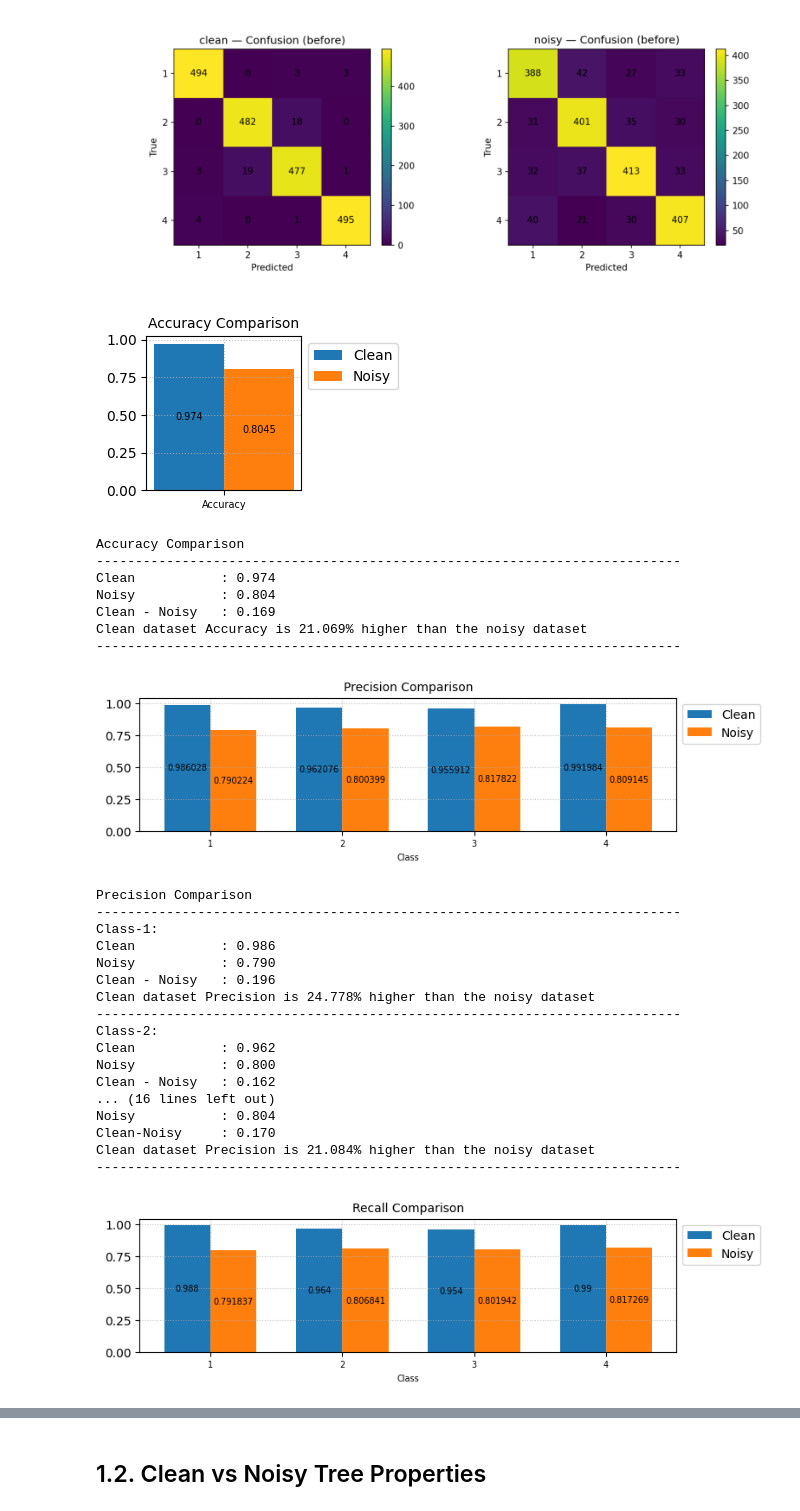
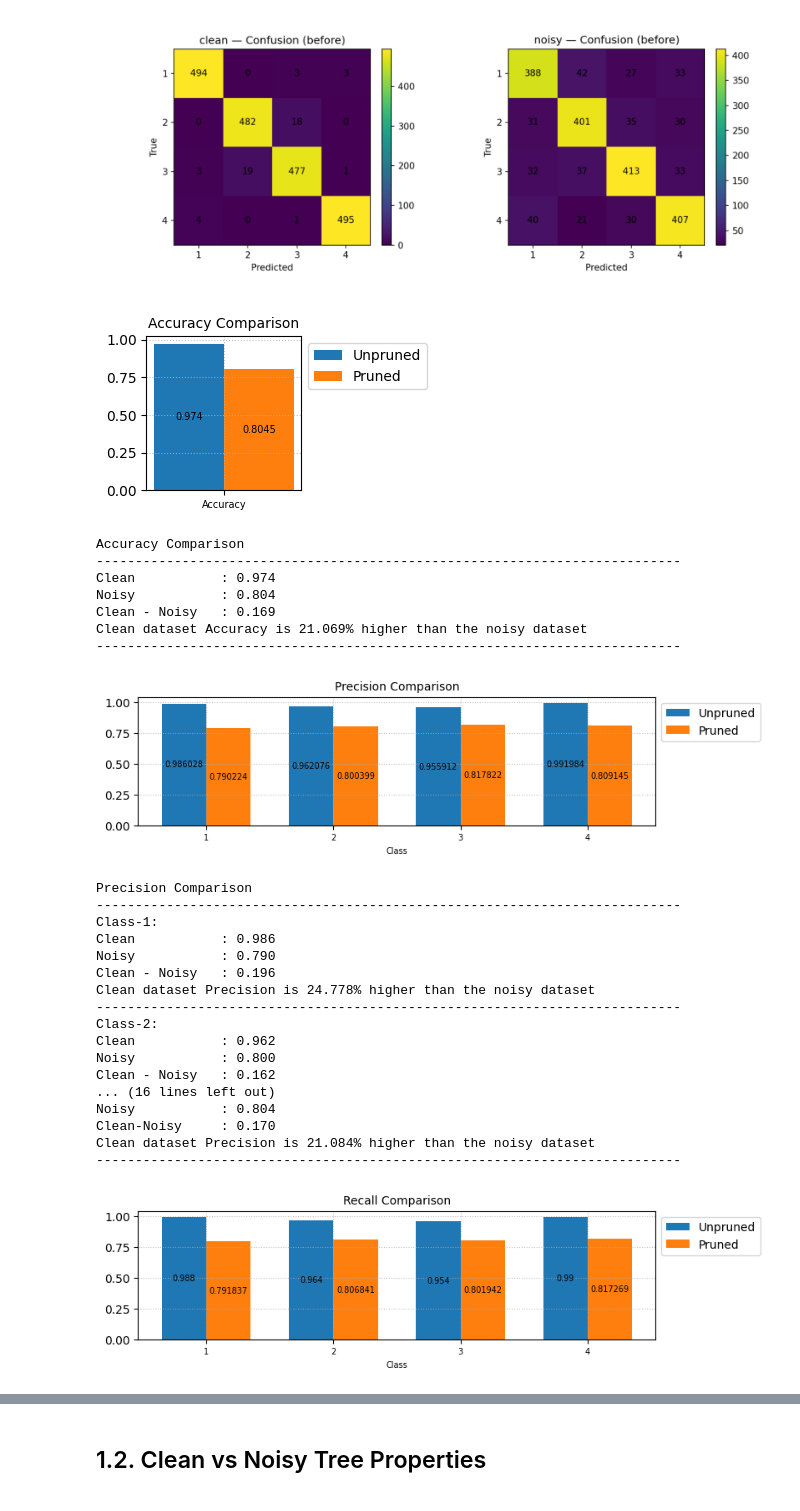
Before and after one commit to amin-abualhassan/intro2ml-cw1, a Jupyter notebook: dt_coursework/analytics.ipynb, the cells around one changed output, grey strips where cells are left out. Saved outputs shown, nothing was run; the diff lists cells and outputs as text; code cells hidden in the pictures.

Commit message:
Add unpruned vs pruned viz

```diff
--- a/dt_coursework/analytics.ipynb
+++ b/dt_coursework/analytics.ipynb
@@ -50,9 +50,9 @@ def plot_multi_bar(labels, y_clean, y_noisy, title, xaxis_label = "", yaxis_labe
     x = np.arange(len(labels))
 
     # Grouped Bar Plot
-    p_clean = plt.bar(x - bar_width/2, y_clean, bar_width, label='Clean')
+    p_clean = plt.bar(x - bar_width/2, y_clean, bar_width, label='Unpruned')
     plt.bar_label(p_clean, label_type="center", fontsize=7)
-    p_noisy = plt.bar(x + bar_width/2, y_noisy, bar_width, label='Noisy')
+    p_noisy = plt.bar(x + bar_width/2, y_noisy, bar_width, label='Pruned')
     plt.bar_label(p_noisy, label_type="center", fontsize=7)
 
     # Adding labels and title
@@ -77,34 +77,34 @@ def metrics_diff(metric_name, metrics_clean, metrics_noisy, labels=""):
         print(f"{metric_name} Comparison")
         print_dashes()
         for i in range(len(labels)):
             print(f"Class-{labels[i]}:")
             print(f"Clean\t\t: {metrics_clean[i]:.3f}")
             print(f"Noisy\t\t: {metrics_noisy[i]:.3f}")
             print(f"Clean - Noisy\t: {metrics_clean[i] - metrics_noisy[i]:.3f}")
             print(f"Clean dataset {metric_name} is {((metrics_clean[i] - metrics_noisy[i])/metrics_noisy[i])*100:.3f}% higher than the noisy dataset")
             print_dashes()
         print("Average")
         print(f"Clean\t\t: {np.average(metrics_clean):.3f}")
         print(f"Noisy\t\t: {np.average(metrics_noisy):.3f}")
         print(f"Clean-Noisy\t: {np.average(metrics_clean)-np.average(metrics_noisy):.3f}")
         print(f"Clean dataset {metric_name} is {((np.average(metrics_clean)-np.average(metrics_noisy))/np.average(metrics_noisy))*100:.3f}% higher than the noisy dataset")
         print_dashes()
     else:
         plot_multi_bar([metric_name], metrics_clean, metrics_noisy, f"{metric_name} Comparison")
         print(f"{metric_name} Comparison")
         print_dashes()
         print(f"Clean\t\t: {metrics_clean:.3f}")
         print(f"Noisy\t\t: {metrics_noisy:.3f}")
         print(f"Clean - Noisy\t: {metrics_clean - metrics_noisy:.3f}")
         print(f"Clean dataset {metric_name} is {((metrics_clean - metrics_noisy)/metrics_noisy)*100:.3f}% higher than the noisy dataset")
         print_dashes()
 
 metrics_diff("Accuracy", clean_metrics["accuracy"], noisy_metrics["accuracy"])
 metrics_diff("Precision", clean_metrics["per_class"]["precision"], noisy_metrics["per_class"]["precision"], clean_metrics["labels"])
 metrics_diff("Recall", clean_metrics["per_class"]["recall"], noisy_metrics["per_class"]["recall"], clean_metrics["labels"])
 metrics_diff("F1", clean_metrics["per_class"]["f1"], noisy_metrics["per_class"]["f1"], clean_metrics["labels"])
 # %% [output]
-[figure, old version]
+[figure, new version]
 Accuracy Comparison
 ---------------------------------------------------------------------------
 Clean           : 0.974
@@ -112,7 +112,7 @@ Noisy           : 0.804
 Clean - Noisy   : 0.169
 Clean dataset Accuracy is 21.069% higher than the noisy dataset
 ---------------------------------------------------------------------------
-[figure, old version]
+[figure, new version]
 Precision Comparison
 ---------------------------------------------------------------------------
 Class-1:
@@ -130,7 +130,7 @@ Noisy           : 0.804
 Clean-Noisy     : 0.170
 Clean dataset Precision is 21.084% higher than the noisy dataset
 ---------------------------------------------------------------------------
-[figure, old version]
+[figure, new version]
 Recall Comparison
 ---------------------------------------------------------------------------
 Class-1:
```
Also changed, not shown: parts of 4 cells of this notebook.
